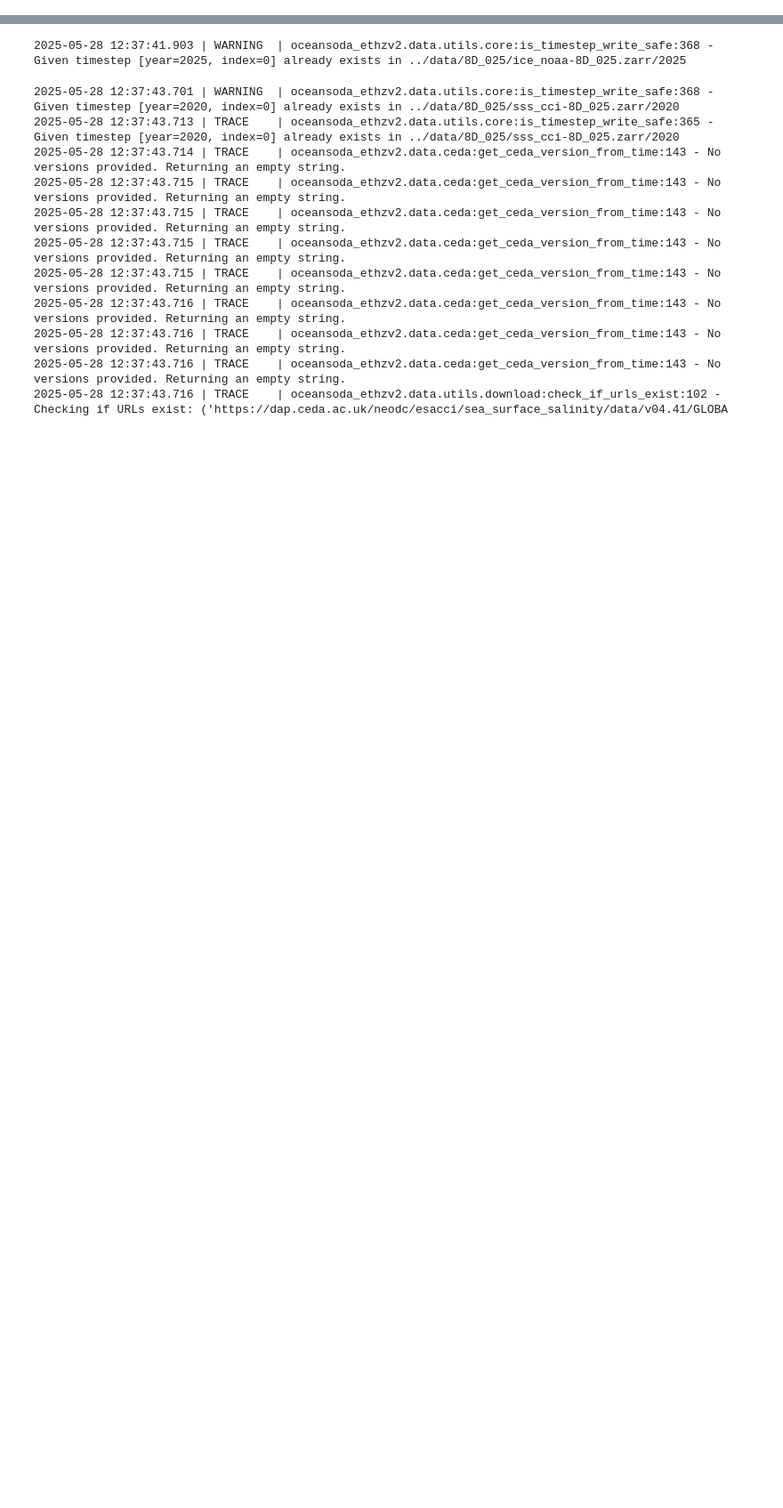
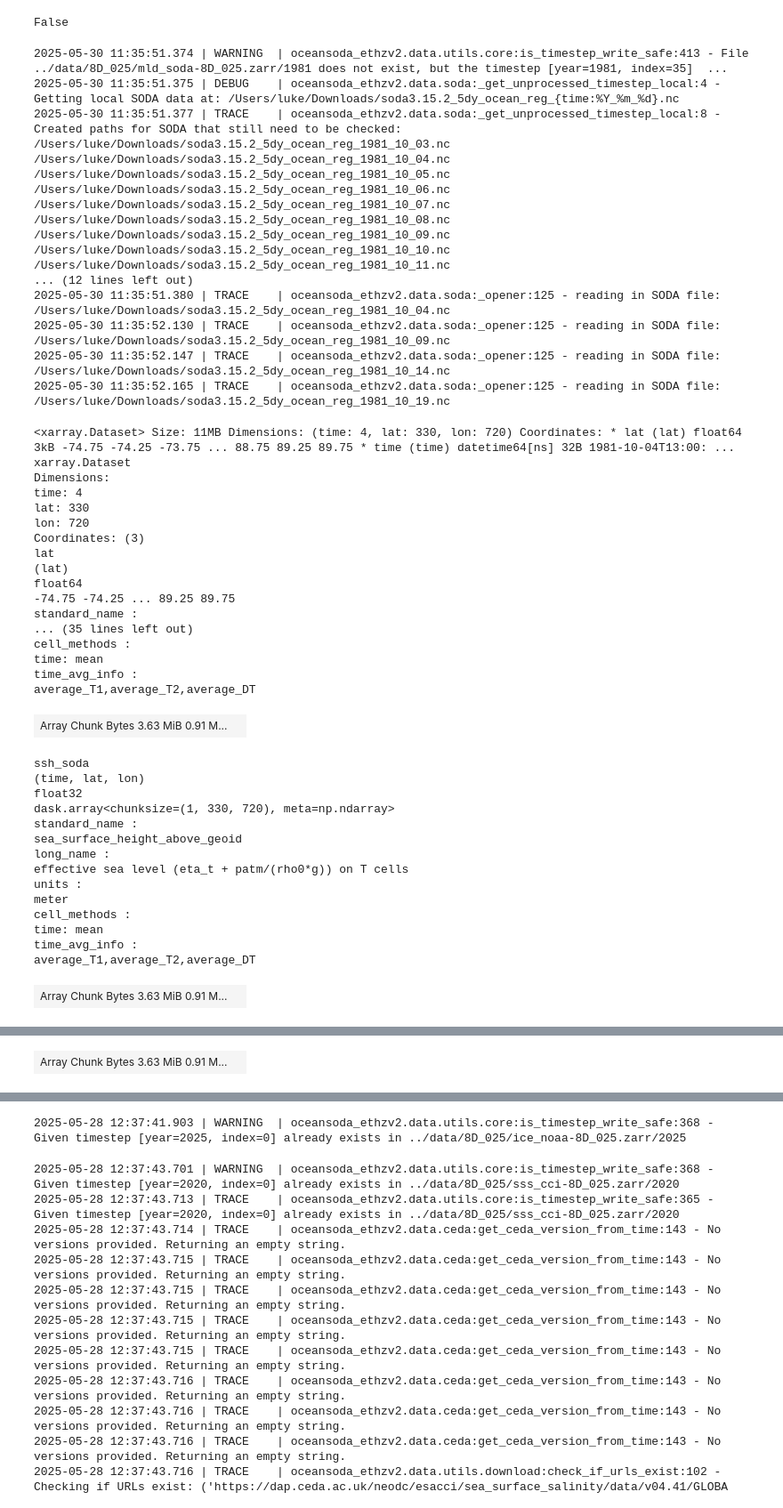
Before and after one commit to lukegre/OceanSODA-ETHZv2, a Jupyter notebook: notebooks/test.ipynb, the cells around one changed output, grey strips where cells are left out. Shown at 89% size. Cells and saved outputs as stored; diff of their text form; code cells hidden in the pictures; blank space fills up the shorter version.

```diff
--- a/notebooks/test.ipynb
+++ b/notebooks/test.ipynb
@@ -44,2 +48,62 @@ out = ocn.feature_engineering.successive_filling_with_flagging(
 # %%
-catalog = config.read_dataset_config('./cmems_datasets.yaml')
+catalog = config.read_dataset_config('./dataset_sources.yaml')
+# %%
+soda = SODADataset(**catalog['soda']['soda_3_15_2'])
+# %%
+pathlib.Path("/Users/luke/Downloads/soda3.15.2_5dy_ocean_reg_1981_10_19.nc").exists()
+pathlib.Path("/Users/luke/Downloads/soda3.15.2_5dy_ocean_reg_1984_10_04.nc").exists()
+# %% [output]
+False
+# %%
+soda.get_timestep_unprocessed(time=pd.Timestamp('1981-10-14'))
+# %% [output]
+2025-05-30 11:35:51.374 | WARNING  | oceansoda_ethzv2.data.utils.core:is_timestep_write_safe:413 - File ../data/8D_025/mld_soda-8D_025.zarr/1981 does not exist, but the timestep [year=1981, index=35]  ...
+2025-05-30 11:35:51.375 | DEBUG    | oceansoda_ethzv2.data.soda:_get_unprocessed_timestep_local:4 - Getting local SODA data at: /Users/luke/Downloads/soda3.15.2_5dy_ocean_reg_{time:%Y_%m_%d}.nc
+2025-05-30 11:35:51.377 | TRACE    | oceansoda_ethzv2.data.soda:_get_unprocessed_timestep_local:8 - Created paths for SODA that still need to be checked:
+/Users/luke/Downloads/soda3.15.2_5dy_ocean_reg_1981_10_03.nc
+/Users/luke/Downloads/soda3.15.2_5dy_ocean_reg_1981_10_04.nc
+/Users/luke/Downloads/soda3.15.2_5dy_ocean_reg_1981_10_05.nc
+/Users/luke/Downloads/soda3.15.2_5dy_ocean_reg_1981_10_06.nc
+/Users/luke/Downloads/soda3.15.2_5dy_ocean_reg_1981_10_07.nc
+/Users/luke/Downloads/soda3.15.2_5dy_ocean_reg_1981_10_08.nc
+/Users/luke/Downloads/soda3.15.2_5dy_ocean_reg_1981_10_09.nc
+/Users/luke/Downloads/soda3.15.2_5dy_ocean_reg_1981_10_10.nc
+/Users/luke/Downloads/soda3.15.2_5dy_ocean_reg_1981_10_11.nc
+... (12 lines left out)
+2025-05-30 11:35:51.380 | TRACE    | oceansoda_ethzv2.data.soda:_opener:125 - reading in SODA file: /Users/luke/Downloads/soda3.15.2_5dy_ocean_reg_1981_10_04.nc
+2025-05-30 11:35:52.130 | TRACE    | oceansoda_ethzv2.data.soda:_opener:125 - reading in SODA file: /Users/luke/Downloads/soda3.15.2_5dy_ocean_reg_1981_10_09.nc
+2025-05-30 11:35:52.147 | TRACE    | oceansoda_ethzv2.data.soda:_opener:125 - reading in SODA file: /Users/luke/Downloads/soda3.15.2_5dy_ocean_reg_1981_10_14.nc
+2025-05-30 11:35:52.165 | TRACE    | oceansoda_ethzv2.data.soda:_opener:125 - reading in SODA file: /Users/luke/Downloads/soda3.15.2_5dy_ocean_reg_1981_10_19.nc
+<xarray.Dataset> Size: 11MB Dimensions: (time: 4, lat: 330, lon: 720) Coordinates: * lat (lat) float64 3kB -74.75 -74.25 -73.75 ... 88.75 89.25 89.75 * time (time) datetime64[ns] 32B 1981-10-04T13:00: ...
+xarray.Dataset
+Dimensions:
+time: 4
+lat: 330
+lon: 720
+Coordinates: (3)
+lat
+(lat)
+float64
+-74.75 -74.25 ... 89.25 89.75
+standard_name :
+... (35 lines left out)
+cell_methods :
+time: mean
+time_avg_info :
+average_T1,average_T2,average_DT
+| Array Chunk Bytes 3.63 MiB 0.91 M... |  |
+ssh_soda
+(time, lat, lon)
+float32
+dask.array<chunksize=(1, 330, 720), meta=np.ndarray>
+standard_name :
+sea_surface_height_above_geoid
+long_name :
+effective sea level (eta_t + patm/(rho0*g)) on T cells
+units :
+meter
+cell_methods :
+time: mean
+time_avg_info :
+average_T1,average_T2,average_DT
+| Array Chunk Bytes 3.63 MiB 0.91 M... |  |
@@ -45,0 +122 @@ catalog = config.read_dataset_config('./cmems_datasets.yaml')
+| Array Chunk Bytes 3.63 MiB 0.91 M... |  |
```
Also changed, not shown: parts of 6 cells of this notebook, 14 other files.
